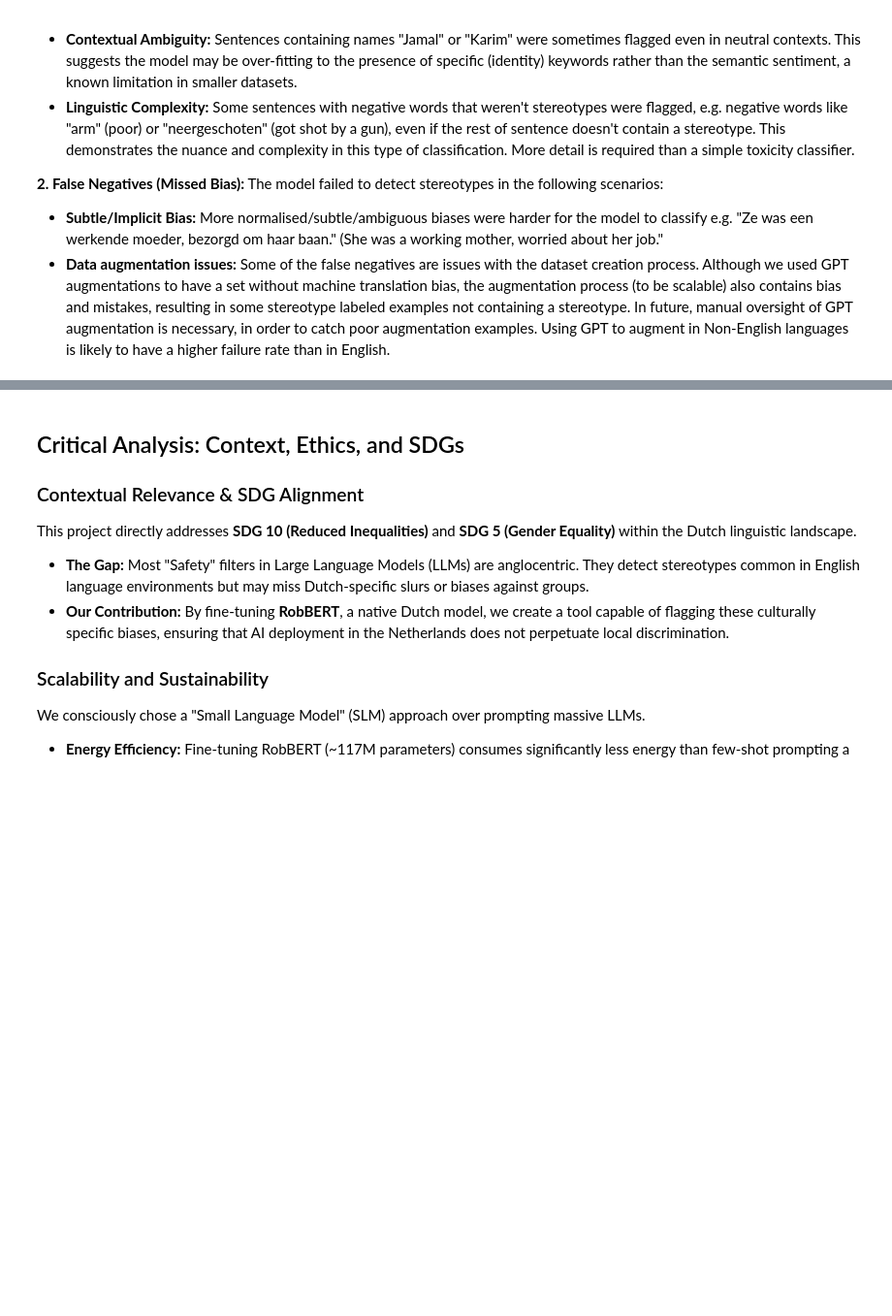
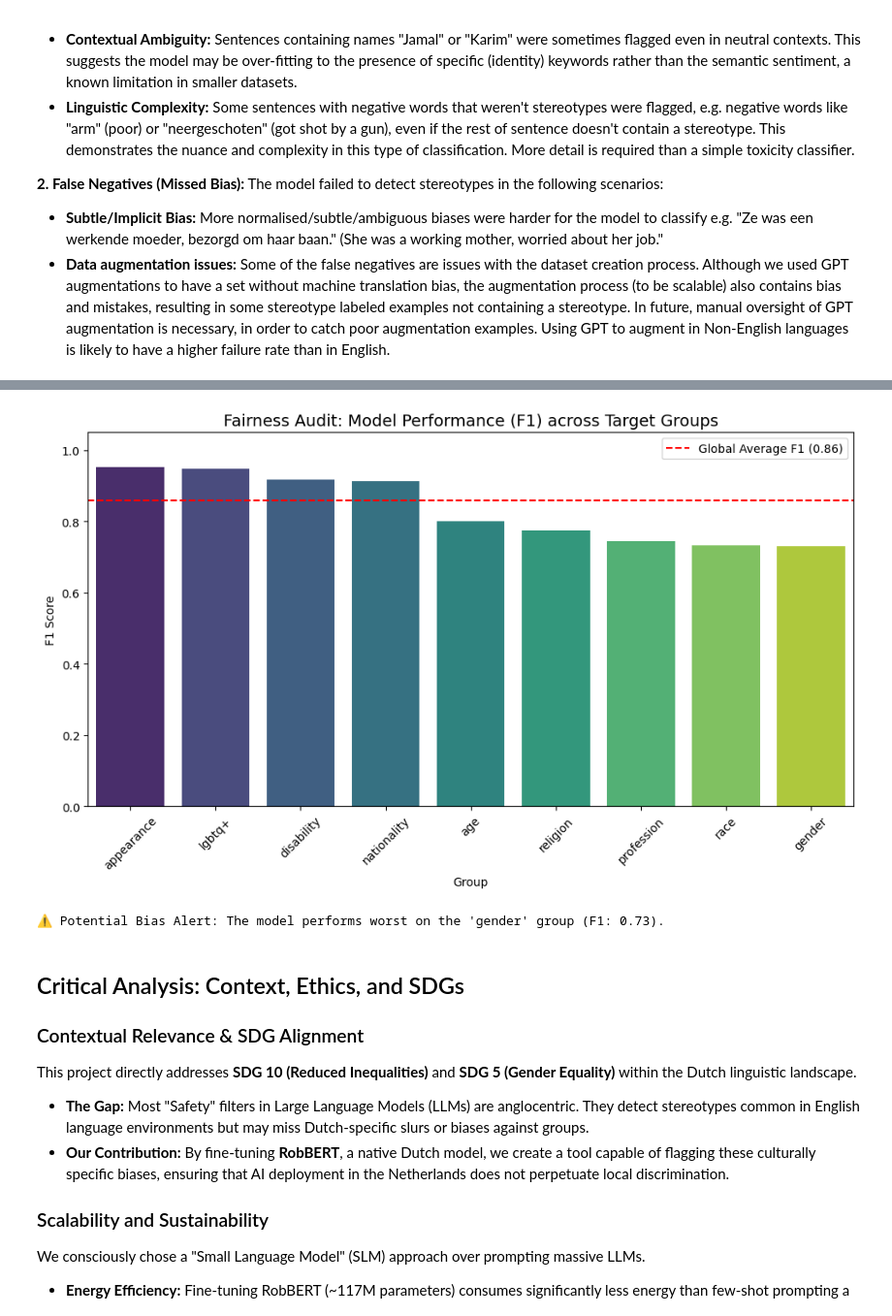
Before and after one commit to wietsdev/AdaptHEARTS, a Jupyter notebook: DutchAdaptation/EvalDutchSeeGULLCrows.ipynb, the cells around one changed output, grey strips where cells are left out. Shown at 97% size. Cells and saved outputs as stored; diff of their text form; code cells hidden in the pictures; blank space fills up the shorter version.

Commit message:
group fairness

```diff
--- a/DutchAdaptation/EvalDutchSeeGULLCrows.ipynb
+++ b/DutchAdaptation/EvalDutchSeeGULLCrows.ipynb
@@ -352,3 +353,77 @@ The model occasionally flagged neutral sentences as stereotypes.
 The model failed to detect stereotypes in the following scenarios:
 * **Subtle/Implicit Bias:** More normalised/subtle/ambiguous biases were harder for the model to classify e.g. "Ze was een werkende moeder, bezorgd om haar baan." (She was a working mother, worried about her job."
 * **Data augmentation issues:** Some of the false negatives are issues with the dataset creation process. Although we used GPT augmentations to have a set without machine translation bias, the augmentation process (to be scalable) also contains bias and mistakes, resulting in some stereotype labeled examples not containing a stereotype. In future, manual oversight of GPT augmentation is necessary, in order to catch poor augmentation examples. Using GPT to augment in Non-English languages is likely to have a higher failure rate than in English.
+# %%
+# ==========================================
+# 6. Fairness & Bias Analysis (Per-Group Metrics)
+# ==========================================
+import pandas as pd
+import seaborn as sns
+import matplotlib.pyplot as plt
+from sklearn.metrics import accuracy_score, precision_recall_fscore_support
+from sklearn.metrics import f1_score
+
+# 1. Prepare Data
+# Combine the original test data with the predictions we just made
+fairness_df = test_df.copy().reset_index(drop=True)
+fairness_df['predicted_label'] = y_preds
+fairness_df['true_label'] = y_true
+
+print(f"Analyzing fairness across {len(fairness_df['group'].unique())} groups...")
+
+# 2. Calculate Metrics per Group
+group_metrics = []
+
+for group in fairness_df['group'].unique():
+    # Filter the dataset for just this group
+    subset = fairness_df[fairness_df['group'] == group]
+
+    if len(subset) == 0: continue
+
+    # Calculate standard metrics
+    acc = accuracy_score(subset['true_label'], subset['predicted_label'])
+    # We use average='binary' because we are checking stereotype (1) vs non-stereotype (0)
+    precision, recall, f1, _ = precision_recall_fscore_support(
+        subset['true_label'],
+        subset['predicted_label'],
+        average='binary',
+        zero_division=0
+    )
+
+    group_metrics.append({
+        'Group': group,
+        'Samples': len(subset),
+        'Accuracy': acc,
+        'Precision': precision,
+        'Recall': recall,
+        'F1 Score': f1
+    })
+
+# 3. Create Summary Table
+metrics_df = pd.DataFrame(group_metrics).sort_values(by='F1 Score', ascending=False)
+
+print("\n--- Fairness Analysis: Performance by Demographic Group ---")
+# Using markdown format makes it look nice in the notebook output
+print(metrics_df.round(3).to_markdown(index=False))
+
+# 4. Visualize the Disparity (Bonus for "Outstanding")
+plt.figure(figsize=(10, 6))
+# Create bar chart
+sns.barplot(data=metrics_df, x='Group', y='F1 Score', palette='viridis', hue='Group')
+
+# Add a line for the overall model average
+overall_f1 = f1_score(y_true, y_preds, average='macro')
+plt.axhline(y=overall_f1, color='r', linestyle='--', label=f'Global Average F1 ({overall_f1:.2f})')
+
+plt.title('Fairness Audit: Model Performance (F1) across Target Groups', fontsize=14)
+plt.ylabel('F1 Score')
+plt.ylim(0, 1.05) # Keep scale consistent
+plt.xticks(rotation=45)
+plt.legend()
+plt.tight_layout()
+plt.show()
+
+# Quick check for the lowest performing group
+worst_group = metrics_df.iloc[-1]
+print(f"\n⚠️ Potential Bias Alert: The model performs worst on the '{worst_group['Group']}' group (F1: {worst_group['F1 Score']:.2f}).")
+# %% [output]
@@ -355,3 +444,5 @@ The model failed to detect stereotypes in the following scenarios:
+[figure, added]
+⚠️ Potential Bias Alert: The model performs worst on the 'gender' group (F1: 0.73).
 # %% [markdown]
 ## Critical Analysis: Context, Ethics, and SDGs
 
```
Also changed, not shown: parts of 4 cells of this notebook.
